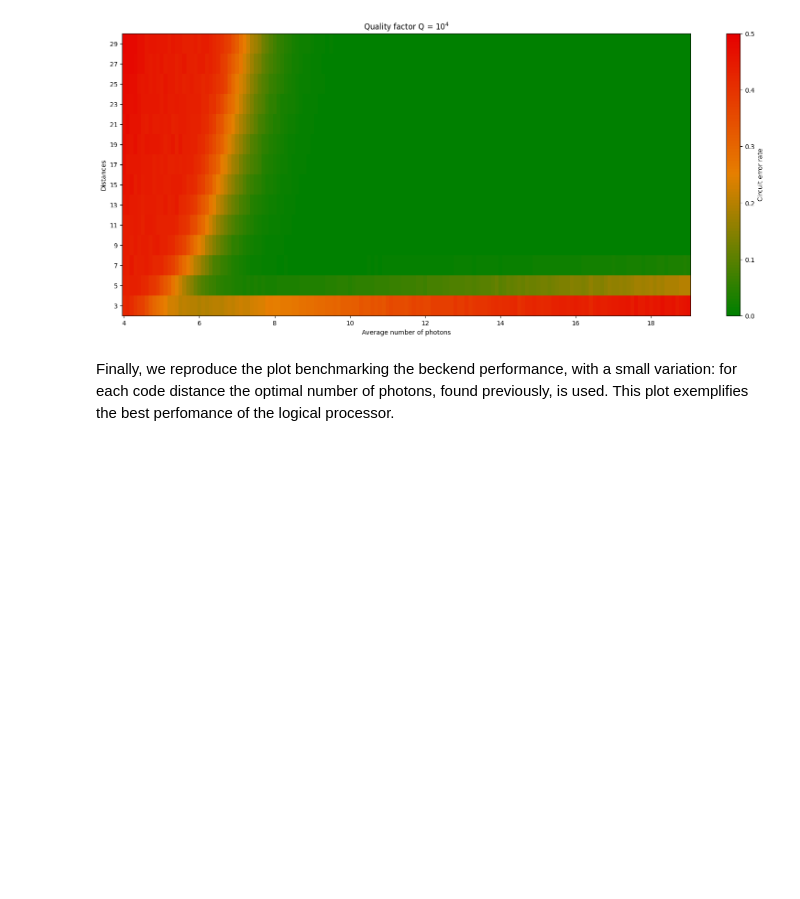
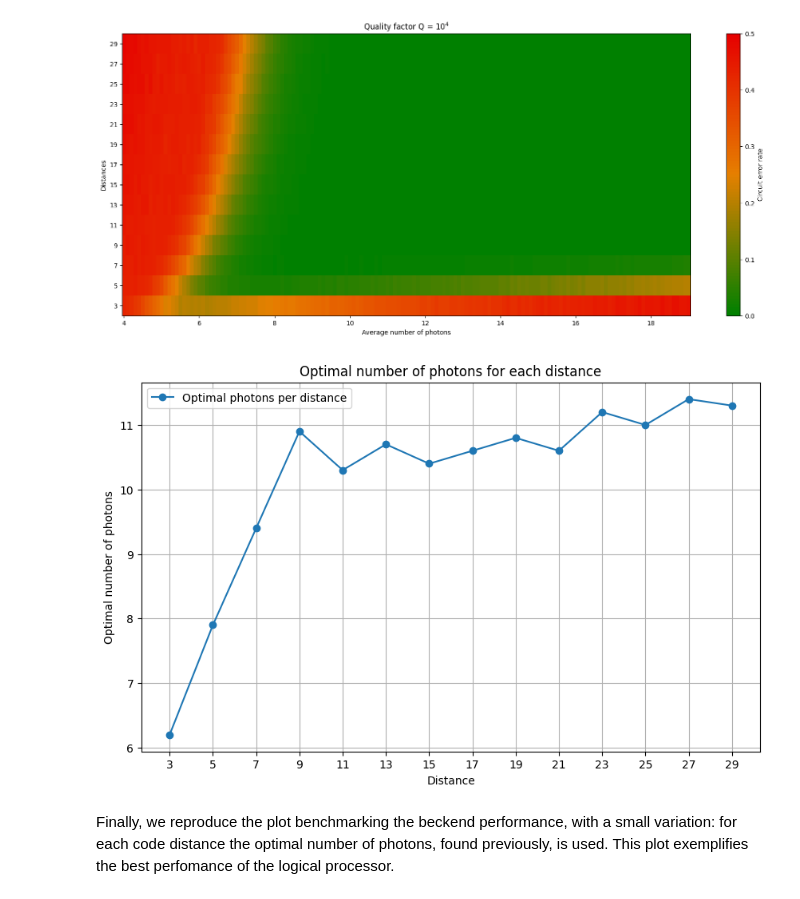
Before and after one commit to Alice-Bob-SW/felis, a Jupyter notebook: samples/2_algorithms/4 - Benchmarking a logical cat qubit processor through the SWAP test.ipynb, the cells around one changed output. Cells and saved outputs as stored; diff of their text form; code cells hidden in the pictures; blank space fills up the shorter version.

Commit message:
Added lost plot

```diff
--- a/samples/2_algorithms/4 - Benchmarking a logical cat qubit processor through the SWAP test.ipynb
+++ b/samples/2_algorithms/4 - Benchmarking a logical cat qubit processor through the SWAP test.ipynb
@@ -506,6 +506,28 @@ plt.title(f"Quality factor Q = $10^4$")
 plt.show()
 # %% [output]
 [figure]
+# %%
+optimal_photons = []
+min_errors = []
+
+for i in range(len(distances)):
+    min_error_index = np.argmin(difference[i, :])
+    optimal_photons.append(nb_photons_finer[min_error_index])
+    min_errors.append(difference[i, min_error_index])
+
+# Plot the optimal points as a function of the number of photons
+plt.figure(figsize=(10, 6))
+plt.plot(distances, optimal_photons, 'o-', label="Optimal photons per distance")
+plt.xticks(distances)
+
+plt.xlabel("Distance")
+plt.ylabel("Optimal number of photons")
+plt.title("Optimal number of photons for each distance")
+plt.grid(True)
+plt.legend()
+plt.show()
+# %% [output]
+[figure, added]
 # %% [markdown]
 Finally, we reproduce the plot benchmarking the beckend performance, with a small variation: for each code distance the optimal number of photons, found previously, is used. This plot exemplifies the best perfomance of the logical processor.
 # %%
```
Also changed, not shown: parts of 3 cells of this notebook.
